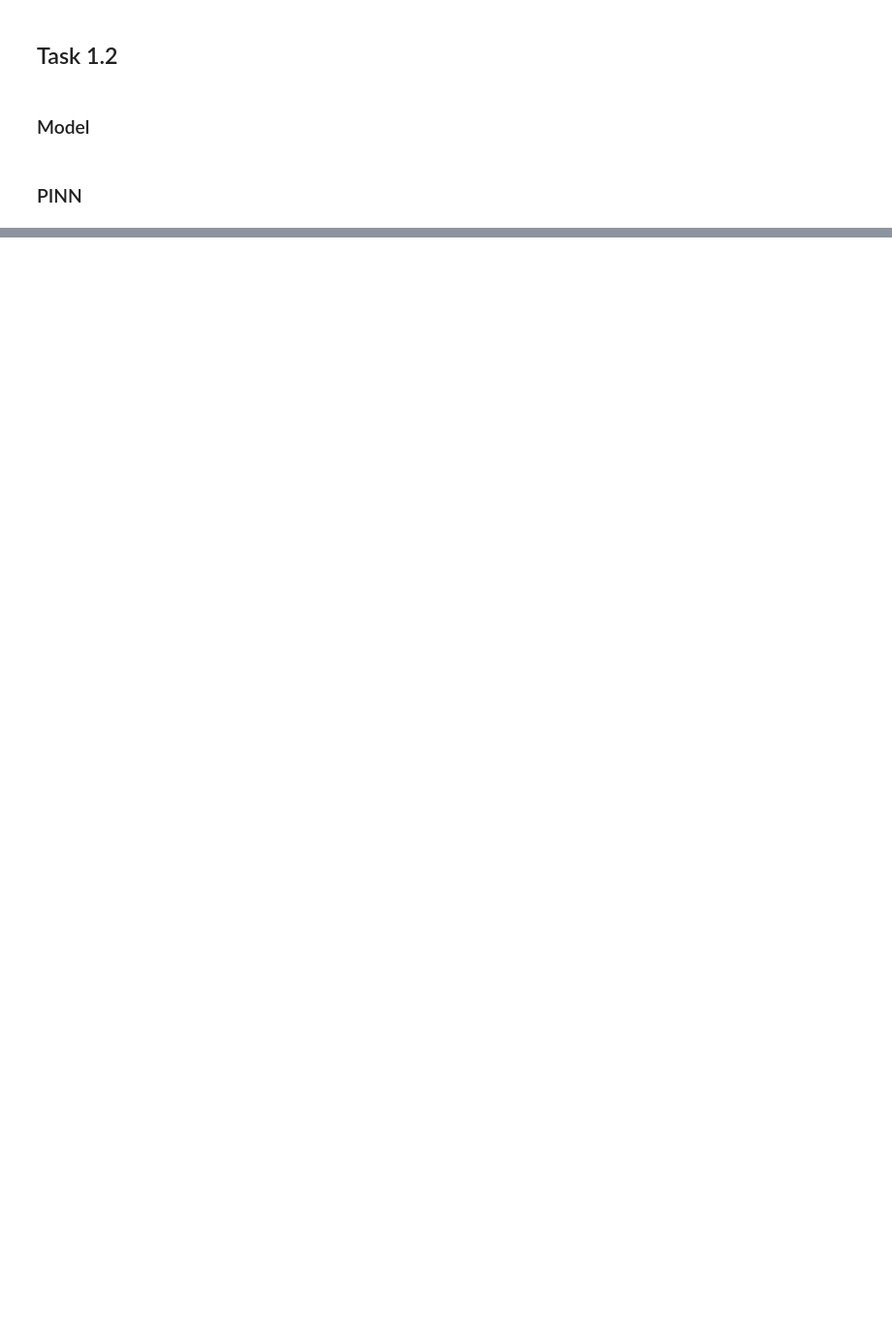
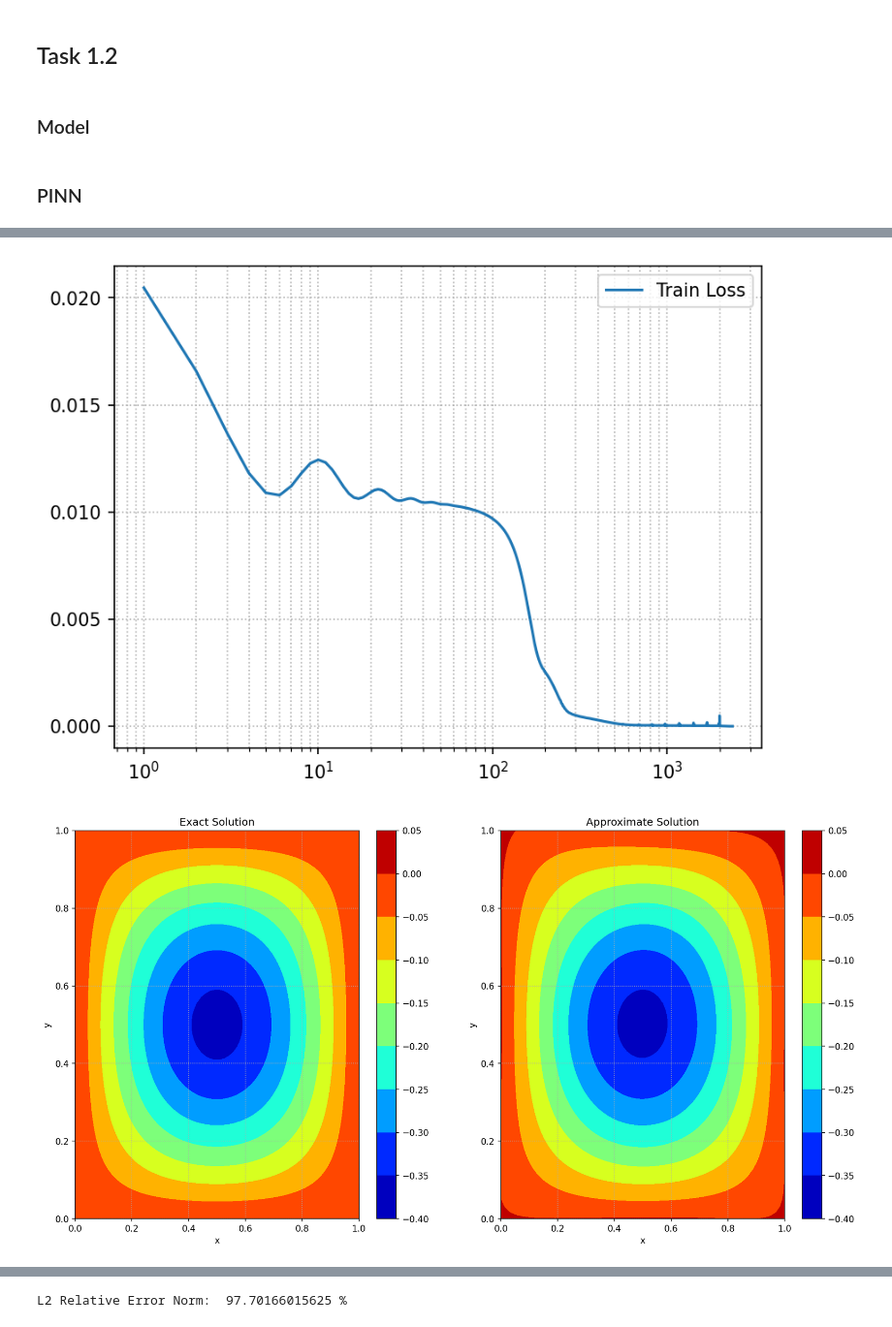
Before and after one commit to tia987/AISE, a Jupyter notebook: task_1/task_1.ipynb, the cells around one changed output, grey strips where cells are left out. Shown at 97% size. Drawn from its saved outputs; the diff is of its cells as text; code cells hidden in the pictures; blank space fills up the shorter version.

```diff
--- a/task_1/task_1.ipynb
+++ b/task_1/task_1.ipynb
@@ -316,0 +322,40 @@ TypeError: compute_data_driven_loss() missing 1 required positional argument: 'i
+# %%
+histories = {}
+
+pinn = True
+
+for k in K:
+    print(f"\n===== Training PINN for K={k} =====\n")
+
+    # FIX coefficients ONCE (reuse from Task 1.1 if you want)
+    a_ij = generate_coefficients(k)
+
+    model = Pinns(n_int, n_bc, resolution=k, coeff=a_ij)
+
+    optimizer_LBFGS = optim.LBFGS(model.approximate_solution.parameters(),
+                              lr=float(0.5),
+                              max_iter=50000,
+                              max_eval=50000,
+                              history_size=150,
+                              line_search_fn="strong_wolfe",
+                              tolerance_change=1.0 * np.finfo(float).eps)
+    optimizer_ADAM = optim.Adam(model.approximate_solution.parameters(),
+                                lr=float(0.001))
+
+    print("--- Starting Adam ---")
+    hist_adam = model.fit(num_epochs=2000, optimizer=optimizer_ADAM,  PINN=pinn, verbose=False)
+    print("--- Starting LBFGS ---")
+    hist_lbfgs = model.fit(num_epochs=1,   optimizer=optimizer_LBFGS, PINN=pinn)
+
+    hist = hist_adam + hist_lbfgs
+
+    plt.figure(dpi=150)
+    plt.grid(True, which="both", ls=":")
+    plt.plot(np.arange(1, len(hist) + 1), hist, label="Train Loss")
+    plt.xscale("log")
+    plt.legend()
+    plt.show()
+    model.plot()
+
+    histories[k] = hist
+# %% [output]
@@ -316,0 +379,2 @@ TypeError: compute_data_driven_loss() missing 1 required positional argument: 'i
+[figure, added]
+[figure, added]
@@ -316,0 +439 @@ TypeError: compute_data_driven_loss() missing 1 required positional argument: 'i
+L2 Relative Error Norm:  97.70166015625 %
```
Also changed, not shown: parts of 6 cells of this notebook.
